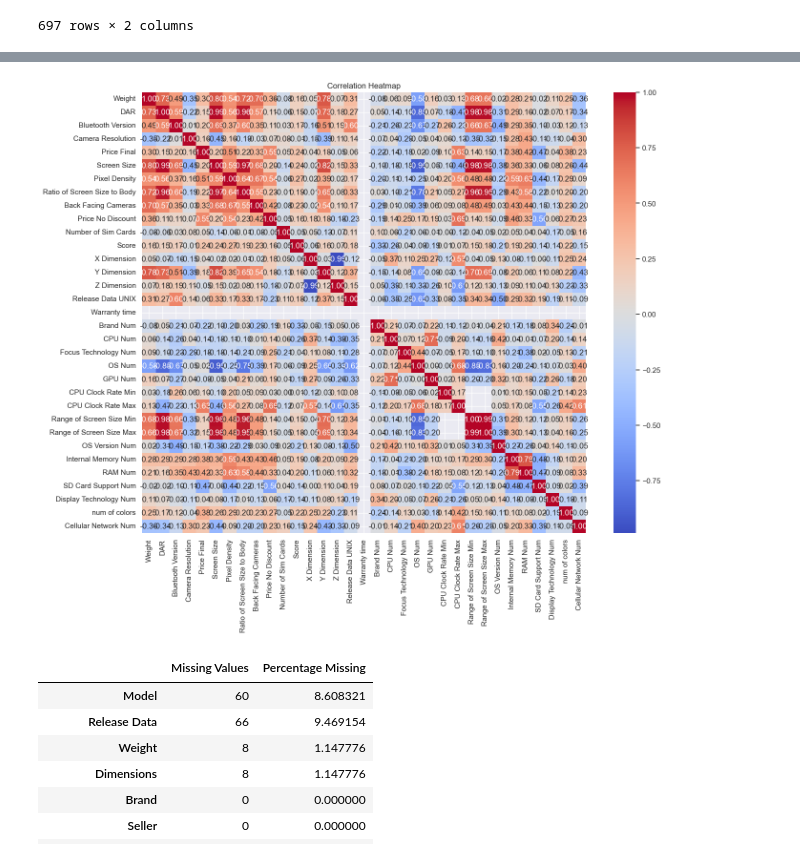
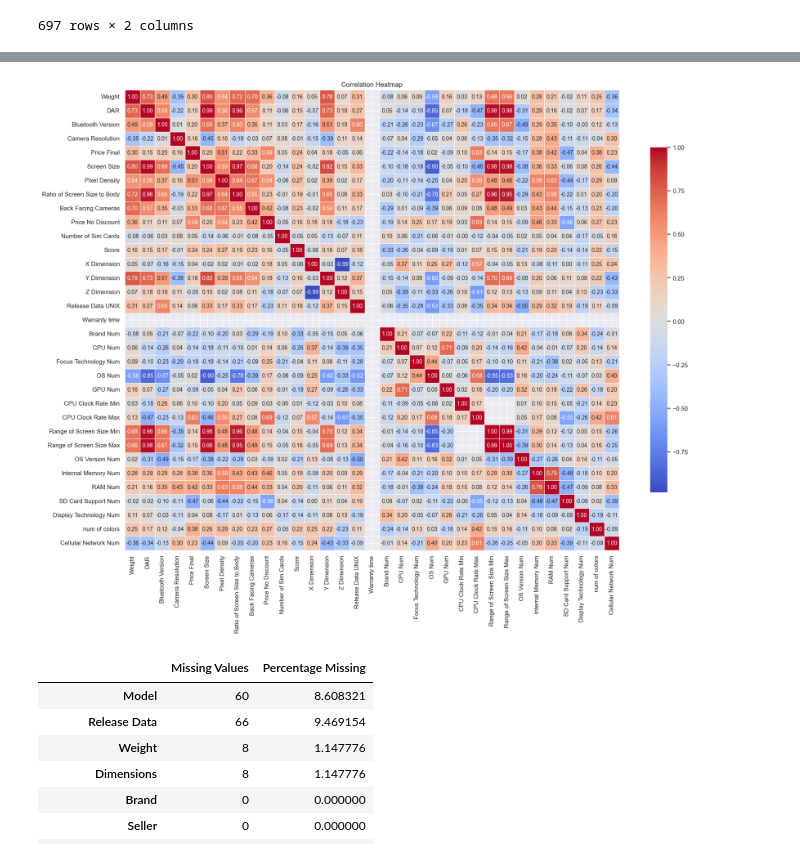
Before and after one commit to itspaspas/DataScience-S03, a Jupyter notebook: Project/P1/DS-P1_preprocessing.ipynb, the cells around one changed output, grey strips where cells are left out. Drawn from its saved outputs; the diff is of its cells as text; code cells hidden in the pictures.

```diff
--- a/Project/P1/DS-P1_preprocessing.ipynb
+++ b/Project/P1/DS-P1_preprocessing.ipynb
@@ -1223,12 +1223,12 @@ dtypes: float64(33), object(48)
 memory usage: 446.5+ KB
 # %%
 numerical_cols = df.select_dtypes(include=[np.number])
-plt.figure(figsize=(15, 12))
-sns.heatmap(numerical_cols.corr(), cmap="coolwarm", annot=True, fmt=".2f")
+plt.figure(figsize=(20, 15))
+sns.heatmap(numerical_cols.corr(), cmap="coolwarm", annot=True, fmt=".2f", linewidths=0.5, annot_kws={"size": 10}, cbar_kws={"shrink": 0.75})
 plt.title("Correlation Heatmap")
 plt.show()
 # %% [output]
-[figure, old version]
+[figure, new version]
 # %%
 missing_values = df.isnull().sum()
 missing_percentage = (df.isnull().sum() / len(df)) * 100
```
Also changed, not shown: 2 other files.
